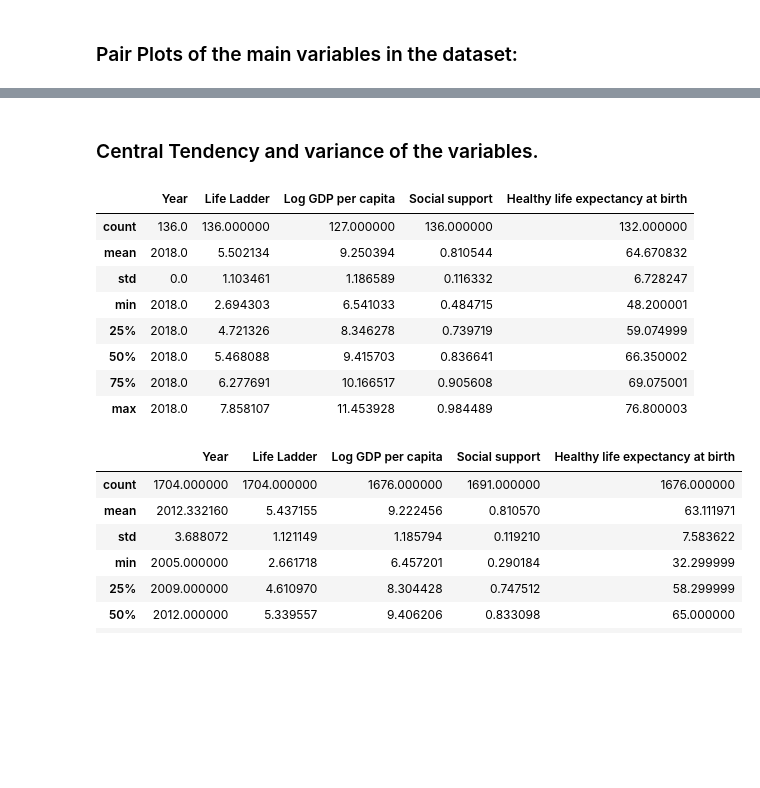
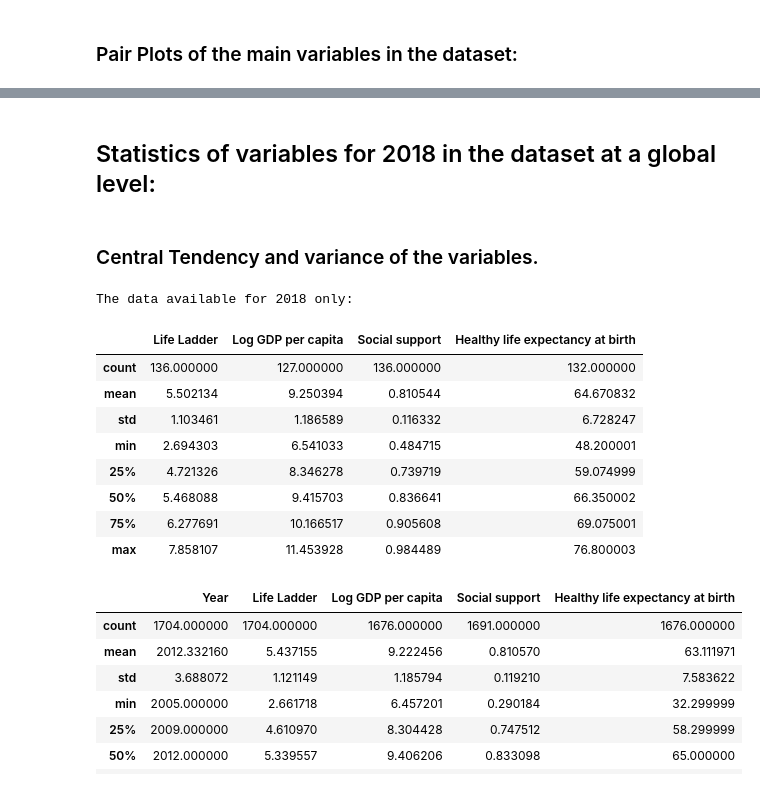
Before and after one commit to angela1C/Programming-for-Data-Analysis-Simulation-Project-2019, a Jupyter notebook: HappySimulate.ipynb, the cells around one changed output, grey strips where cells are left out. Cells and saved outputs as stored; diff of their text form; code cells hidden in the pictures; blank space fills up the shorter version.

```diff
--- a/HappySimulate.ipynb
+++ b/HappySimulate.ipynb
@@ -160,7 +160,7 @@ print("NumPy version",np.__version__, "pandas version ",pd.__version__, "seaborn
 
 # set print options with floating point precision if 4, summarise long arrays using threshold of 5, suppress small results
 np.set_printoptions(precision=4, threshold=5, suppress=True)  # set floating point precision to 4
-pd.options.display.max_rows=8 # set options to display max number of rows
+pd.options.display.max_rows=12 # set options to display max number of rows
 # %% [output]
 NumPy version 1.16.2 pandas version  0.24.2 seaborn version 0.9.0
 # %% [markdown]
@@ -592,0 +596,6 @@ These are all things to consider when looking at data and when attempting to sim
+# %%
+#df18.iloc[:,0:7]
+# drop year column as this only contains 2018 anyway.
+## create a data frame dfh that contains only a subset of the columns from df
+dfh = df18.loc[:,['Country name','Region','Life Ladder','Log GDP per capita','Social support','Healthy life expectancy at birth']]
+dfh.head()
@@ -592,0 +624,18 @@ These are all things to consider when looking at data and when attempting to sim
+# %%
+# add a new column called RegionCode with the Region
+dfh['RegionCode']=dfh['Region']
+dfh.head()
+# replace the new regionCode with a number for each region as follows:
+dfh['RegionCode']=dfh["RegionCode"].replace("Sub-Saharan Africa",1)
+dfh['RegionCode']=dfh["RegionCode"].replace("Central and Eastern Europe",2)
+dfh['RegionCode']=dfh["RegionCode"].replace("Western Europe",3)
+dfh['RegionCode']=dfh["RegionCode"].replace("Latin America and Caribbean",4)
+dfh['RegionCode']=dfh["RegionCode"].replace("Middle East and Northern Africa",5)
+dfh['RegionCode']=dfh["RegionCode"].replace("Southeastern Asia",6)
+dfh['RegionCode']=dfh["RegionCode"].replace("Southern Asia",7)
+dfh['RegionCode']=dfh["RegionCode"].replace("Eastern Asia",8)
+dfh['RegionCode']=dfh["RegionCode"].replace("Australia and New Zealand",9)
+dfh['RegionCode']=dfh["RegionCode"].replace("North America",10)
+# %%
+# convert to integer
+dfh["RegionCode"] = pd.to_numeric(dfh["RegionCode"])
@@ -609,18 +702,22 @@ Distribution of Life satisfaction, Income and Social Support by region
+# %% [markdown]
+## Statistics of variables for 2018 in the dataset at a global level:
 # %% [markdown]
 ### Central Tendency and variance of the variables.
 # %%
 # summary statistics of the dataset (2018)- just showing the main variables of interest
-df18.iloc[:,0:7].describe()
+print("The data available for 2018 only:")
+dfh.iloc[:,0:6].describe()
 # %% [output]
+The data available for 2018 only:
-|  | Year | Life Ladder | Log GDP per capita | Social support | Healthy life expectancy at birth |
-| count | 136.0 | 136.000000 | 127.000000 | 136.000000 | 132.000000 |
-| mean | 2018.0 | 5.502134 | 9.250394 | 0.810544 | 64.670832 |
-| std | 0.0 | 1.103461 | 1.186589 | 0.116332 | 6.728247 |
-| min | 2018.0 | 2.694303 | 6.541033 | 0.484715 | 48.200001 |
-| 25% | 2018.0 | 4.721326 | 8.346278 | 0.739719 | 59.074999 |
-| 50% | 2018.0 | 5.468088 | 9.415703 | 0.836641 | 66.350002 |
-| 75% | 2018.0 | 6.277691 | 10.166517 | 0.905608 | 69.075001 |
-| max | 2018.0 | 7.858107 | 11.453928 | 0.984489 | 76.800003 |
+|  | Life Ladder | Log GDP per capita | Social support | Healthy life expectancy at birth |
+| count | 136.000000 | 127.000000 | 136.000000 | 132.000000 |
+| mean | 5.502134 | 9.250394 | 0.810544 | 64.670832 |
+| std | 1.103461 | 1.186589 | 0.116332 | 6.728247 |
+| min | 2.694303 | 6.541033 | 0.484715 | 48.200001 |
+| 25% | 4.721326 | 8.346278 | 0.739719 | 59.074999 |
+| 50% | 5.468088 | 9.415703 | 0.836641 | 66.350002 |
+| 75% | 6.277691 | 10.166517 | 0.905608 | 69.075001 |
+| max | 7.858107 | 11.453928 | 0.984489 | 76.800003 |
 # %%
 # summary statistics of data to data - just showing the main variables
 df.iloc[:,:7].describe()
```
Also changed, not shown: parts of 165 cells of this notebook.
